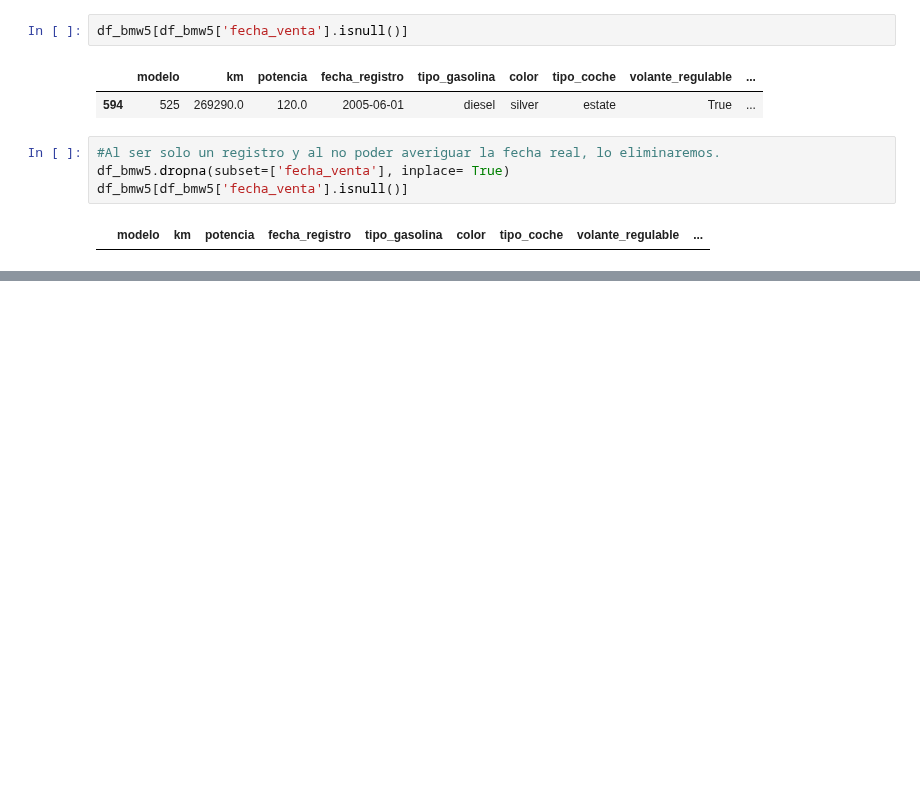
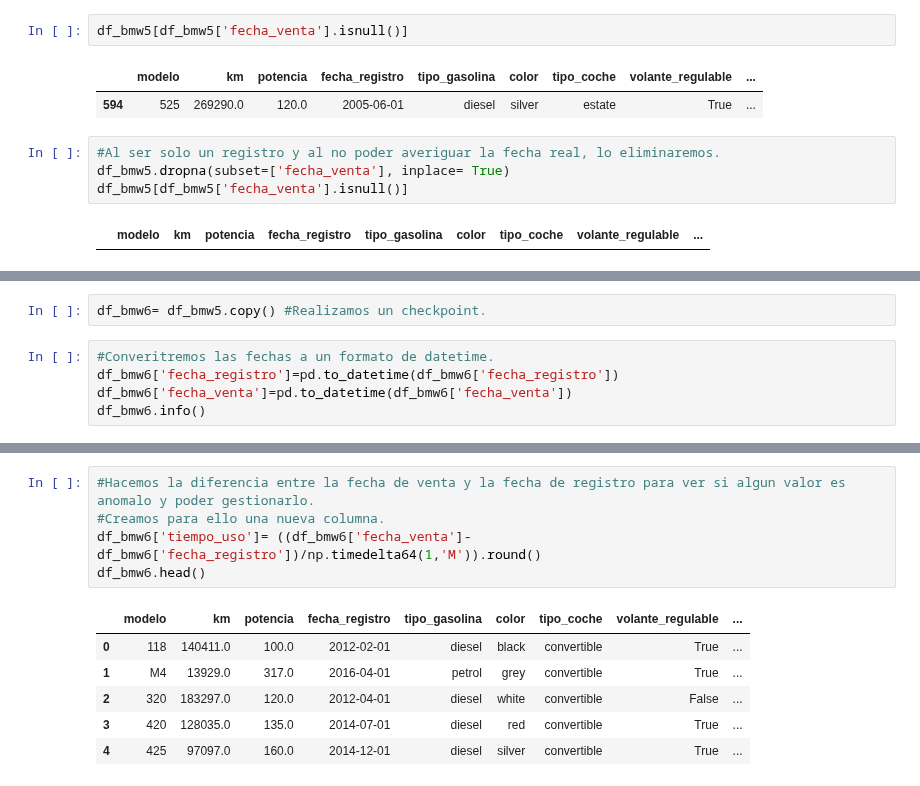
Before and after one commit to EricJimenezCamps/CleaningProcessing_BMW, a Jupyter notebook: CleaningBMW.ipynb, the cells around one changed output, grey strips where cells are left out. Saved outputs shown, nothing was run; the diff lists cells and outputs as text; blank space fills up the shorter version.

```diff
--- a/CleaningBMW.ipynb
+++ b/CleaningBMW.ipynb
@@ -774,0 +777,7 @@ df_bmw5[df_bmw5['fecha_venta'].isnull()]
+# %%
+df_bmw6= df_bmw5.copy() #Realizamos un checkpoint.
+# %%
+#Converitremos las fechas a un formato de datetime.
+df_bmw6['fecha_registro']=pd.to_datetime(df_bmw6['fecha_registro'])
+df_bmw6['fecha_venta']=pd.to_datetime(df_bmw6['fecha_venta'])
+df_bmw6.info()
@@ -774,0 +812,12 @@ df_bmw5[df_bmw5['fecha_venta'].isnull()]
+# %%
+#Hacemos la diferencia entre la fecha de venta y la fecha de registro para ver si algun valor es anomalo y poder gestionarlo.
+#Creamos para ello una nueva columna.
+df_bmw6['tiempo_uso']= ((df_bmw6['fecha_venta']-df_bmw6['fecha_registro'])/np.timedelta64(1,'M')).round()
+df_bmw6.head()
+# %% [output]
+|  | modelo | km | potencia | fecha_registro | tipo_gasolina | color | tipo_coche | volante_regulable | ... |
+| 0 | 118 | 140411.0 | 100.0 | 2012-02-01 | diesel | black | convertible | True | ... |
+| 1 | M4 | 13929.0 | 317.0 | 2016-04-01 | petrol | grey | convertible | True | ... |
+| 2 | 320 | 183297.0 | 120.0 | 2012-04-01 | diesel | white | convertible | False | ... |
+| 3 | 420 | 128035.0 | 135.0 | 2014-07-01 | diesel | red | convertible | True | ... |
+| 4 | 425 | 97097.0 | 160.0 | 2014-12-01 | diesel | silver | convertible | True | ... |
```
Also changed, not shown: parts of 11 cells of this notebook, 1 other file.
